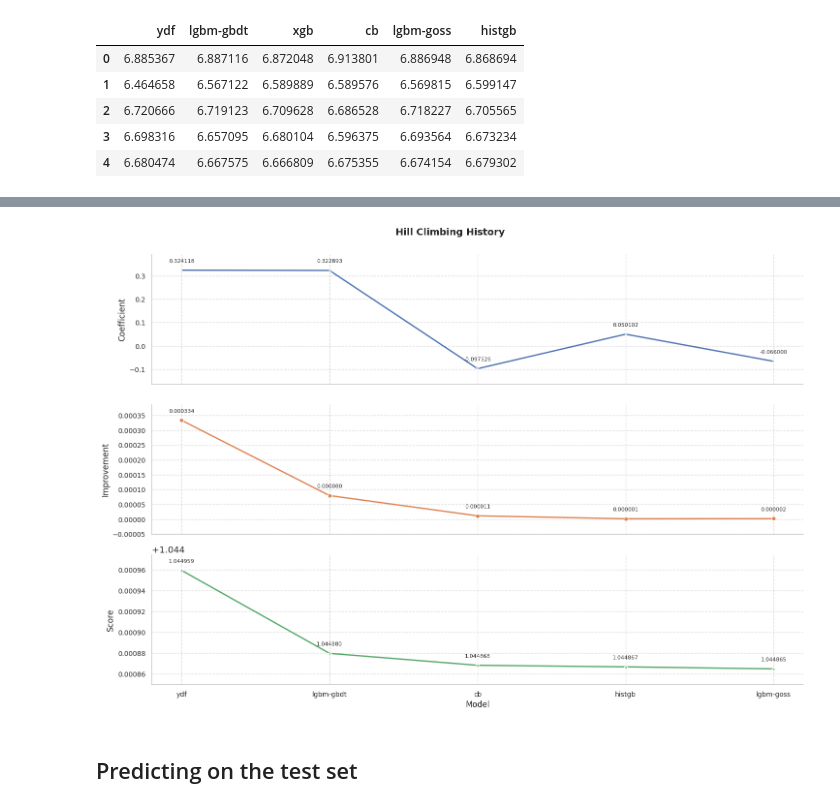
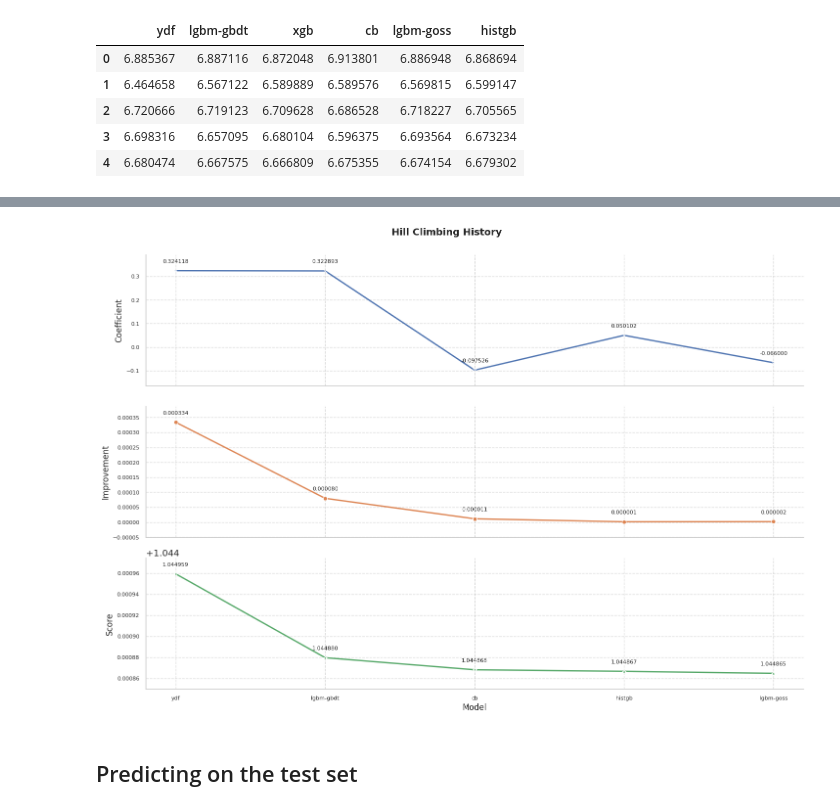
Before and after one commit to ravaghi/hill-climbing, a Jupyter notebook: examples/regression.ipynb, the cells around one changed output, grey strips where cells are left out. Cells and saved outputs as stored; diff of their text form; code cells hidden in the pictures.

```diff
--- a/examples/regression.ipynb
+++ b/examples/regression.ipynb
@@ -35,8 +37,8 @@ scores, oof_preds, test_preds = {}, {}, {}
 paths = glob.glob(f"{CFG.oof_path}/*")
 for path in paths:
     files = glob.glob(f"{path}/*")
-    temp_oof_preds = joblib.load([file for file in files if "oof_preds" in file and "Zone" not in file][0])
-    temp_test_preds = joblib.load([file for file in files if "test_preds" in file and "Zone" not in file][0])
+    temp_oof_preds = joblib.load([file for file in files if "oof_preds" in file][0])
+    temp_test_preds = joblib.load([file for file in files if "test_preds" in file][0])
     temp_oof_preds = np.log1p(temp_oof_preds)
     temp_test_preds = np.log1p(temp_test_preds)
     model_name = path.split("/")[-1]
@@ -72,7 +74,7 @@ climber = Climber(
     eval_metric=rmsle,
     allow_negative_weights=True,
     precision=0.001,
-    score_decimal_places=5
+    score_decimal_places=6
 )
 # %%
 climber.fit(X, y)
@@ -114,35 +116,35 @@ def add_annotations(ax, x, y):
 palette = sns.color_palette("deep")
 fig, (ax1, ax2, ax3) = plt.subplots(3, 1, figsize=(15, 10), sharex=True)
 
 sns.lineplot(x=climber.history.model[1:], y=climber.history.coef[1:], color=palette[0], marker='x', ax=ax1, linewidth=2)
 add_annotations(ax1, climber.history.model[1:], climber.history.coef[1:])
 ax1.set_ylabel('Coefficient', fontsize=12)
 ax1.spines[['top', 'right']].set_visible(False)
 
 sns.lineplot(x=climber.history.model[1:], y=climber.history.improvement[1:], color=palette[1], marker='o', ax=ax2, linewidth=2)
 add_annotations(ax2, climber.history.model[1:], climber.history.improvement[1:])
 ax2.set_ylabel('Improvement', fontsize=12)
 ax2.spines[['top', 'right']].set_visible(False)
 
 sns.lineplot(x=climber.history.model[1:], y=climber.history.score[1:], color=palette[2], marker='*', ax=ax3, linewidth=2)
 add_annotations(ax3, climber.history.model[1:], climber.history.score[1:])
 ax3.set_ylabel('Score', fontsize=12)
 ax3.set_xlabel('Model', fontsize=12)
 ax3.spines[['top', 'right']].set_visible(False)
 
 plt.tight_layout()
 fig.suptitle('Hill Climbing History', y=1.02, fontsize=14, fontweight='bold')
 
 for ax in [ax1, ax2, ax3]:
-    ax.tick_params(labelsize=10)
+    ax.tick_params(labelsize=8)
     ax.yaxis.grid(True, linestyle='--', alpha=0.7)
     ax.xaxis.grid(True, linestyle='--', alpha=0.7)
     ymin, ymax = ax.get_ylim()
     ax.set_ylim(ymin - (ymax-ymin)*0.1, ymax + (ymax-ymin)*0.1)
 
 plt.show()
 # %% [output]
-[figure, old version]
+[figure, new version]
 # %% [markdown]
 ## Predicting on the test set
 # %%
```
Also changed, not shown: parts of 4 cells of this notebook, 1 other file.
